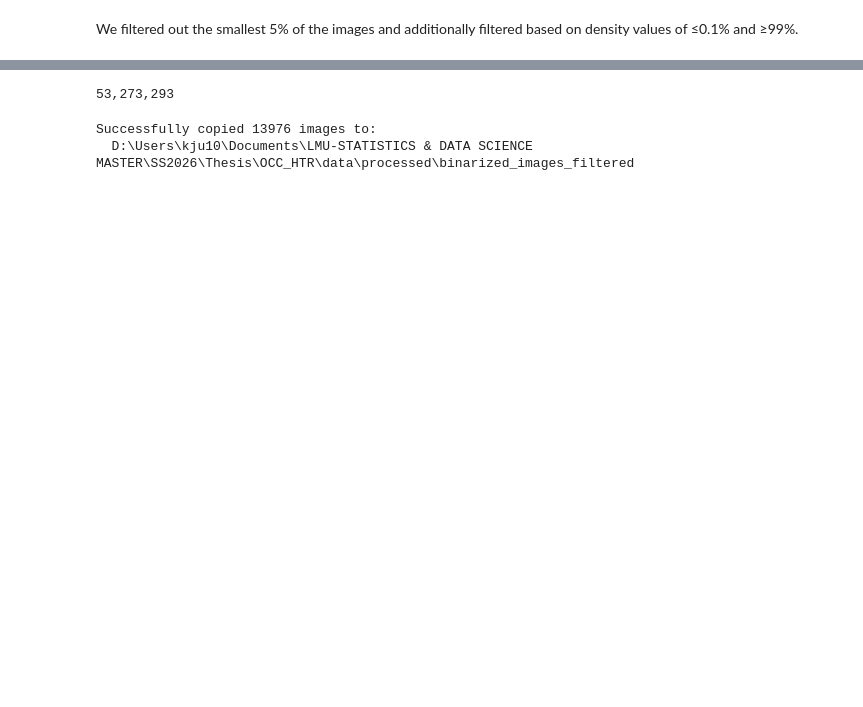
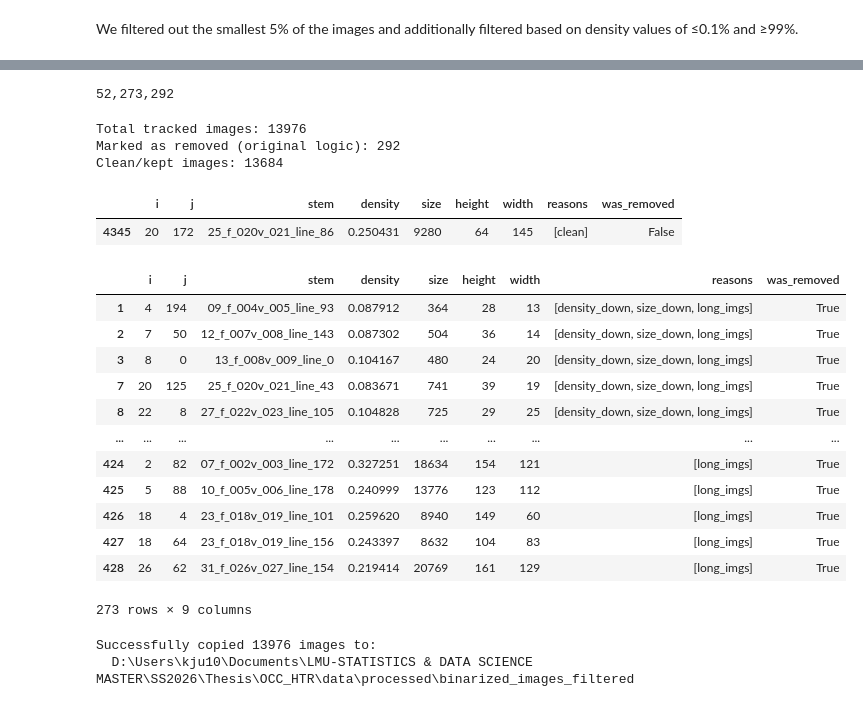
Before and after one commit to CamilaBermudez/OCC_HTR, a Jupyter notebook: notebooks/data_preprocessing/identify_noisy_text_lines.ipynb, the cells around one changed output, grey strips where cells are left out. Saved outputs shown, nothing was run; the diff lists cells and outputs as text; code cells hidden in the pictures; blank space fills up the shorter version.

```diff
--- a/notebooks/data_preprocessing/identify_noisy_text_lines.ipynb
+++ b/notebooks/data_preprocessing/identify_noisy_text_lines.ipynb
@@ -367,9 +239,79 @@ print(f'{len(bounds_density_p01)},{len(bounds_density_p997)},{len(bounds_density
 # %%
+bounds_density_ = set(bounds_density_p01).union(set(bounds_density_p997))
 bounds_density_size_ = set(bounds_size_p3).intersection(set(bounds_density_))
-img_remove = set([(i,j,stem)for i,j,stem,_,_ in large_imgs]).union(set([(i,j,stem)for i,j,stem,_,_ in bounds_density_size_]))
-print(f'{len(bounds_density_size_)},{len(large_imgs)},{len(img_remove)}')
+img_remove = set([(i,j,stem,density,size,height,width)for i,j,stem,density,size,height,width in long_imgs]).union(set([(i,j,stem,density,size,height,width)for i,j,stem,density,size,height,width in bounds_density_size_]))
+print(f'{len(bounds_density_size_)},{len(long_imgs)},{len(img_remove)}')
 # %% [output]
-53,273,293
+52,273,292
+# %%
+from collections import defaultdict
+import pandas as pd
+
+doc_reasons = defaultdict(set)
+
+def get_key(t):
+    return t[0], t[1], t[2],t[3],t[4],t[5],t[6]
+
+for t in bounds_density_p01:
+    doc_reasons[get_key(t)].add("density_down")
+for t in bounds_density_p997:
+    doc_reasons[get_key(t)].add("density_up")
+for t in bounds_size_p3:
+    doc_reasons[get_key(t)].add("size_down")
+for t in long_imgs:
+    doc_reasons[get_key(t)].add("long_imgs")
+for t in clean_img:
+    doc_reasons[get_key(t)].add("clean")
+
+
+density_keys = set(get_key(t) for t in bounds_density_p01) | set(get_key(t) for t in bounds_density_p997)
+size_keys = set(get_key(t) for t in bounds_size_p3)
+bounds_density_size_keys = density_keys & size_keys
+long_imgs_keys = set(get_key(t) for t in long_imgs)
+clean_img_keys = set(get_key(t) for t in clean_img)
+
+
+img_remove_keys = long_imgs_keys | bounds_density_size_keys
+df_all = pd.DataFrame([
+    {
+        "i": k[0], "j": k[1], "stem": k[2],
+        "density": k[3], "size": k[4], "height": k[5], "width": k[6],
+        "reasons": list(v),
+        "was_removed": k in img_remove_keys
+    }
+    for k, v in doc_reasons.items()
+])
+
+print(f"Total tracked images: {len(df_all)}")
+print(f"Marked as removed (original logic): {df_all['was_removed'].sum()}")
+print(f"Clean/kept images: {(~df_all['was_removed']).sum()}")
+# %% [output]
+Total tracked images: 13976
+Marked as removed (original logic): 292
+Clean/kept images: 13684
+# %%
+df_stem = df_all[df_all["stem"].str.contains("25_f_020v_021_line_86", na=False)]
+df_stem
+# %% [output]
+|  | i | j | stem | density | size | height | width | reasons | was_removed |
+| 4345 | 20 | 172 | 25_f_020v_021_line_86 | 0.250431 | 9280 | 64 | 145 | [clean] | False |
+# %%
+df_long = df_all[df_all["reasons"].apply(lambda r: "long_imgs" in r)]
+df_long
+# %% [output]
+|  | i | j | stem | density | size | height | width | reasons | was_removed |
+| 1 | 4 | 194 | 09_f_004v_005_line_93 | 0.087912 | 364 | 28 | 13 | [density_down, size_down, long_imgs] | True |
+| 2 | 7 | 50 | 12_f_007v_008_line_143 | 0.087302 | 504 | 36 | 14 | [density_down, size_down, long_imgs] | True |
+| 3 | 8 | 0 | 13_f_008v_009_line_0 | 0.104167 | 480 | 24 | 20 | [density_down, size_down, long_imgs] | True |
+| 7 | 20 | 125 | 25_f_020v_021_line_43 | 0.083671 | 741 | 39 | 19 | [density_down, size_down, long_imgs] | True |
+| 8 | 22 | 8 | 27_f_022v_023_line_105 | 0.104828 | 725 | 29 | 25 | [density_down, size_down, long_imgs] | True |
+| ... | ... | ... | ... | ... | ... | ... | ... | ... | ... |
+| 424 | 2 | 82 | 07_f_002v_003_line_172 | 0.327251 | 18634 | 154 | 121 | [long_imgs] | True |
+| 425 | 5 | 88 | 10_f_005v_006_line_178 | 0.240999 | 13776 | 123 | 112 | [long_imgs] | True |
+| 426 | 18 | 4 | 23_f_018v_019_line_101 | 0.259620 | 8940 | 149 | 60 | [long_imgs] | True |
+| 427 | 18 | 64 | 23_f_018v_019_line_156 | 0.243397 | 8632 | 104 | 83 | [long_imgs] | True |
+| 428 | 26 | 62 | 31_f_026v_027_line_154 | 0.219414 | 20769 | 161 | 129 | [long_imgs] | True |
+273 rows × 9 columns
 # %%
 import shutil
 from pathlib import Path
```
Also changed, not shown: parts of 18 cells of this notebook, 1 other file.
